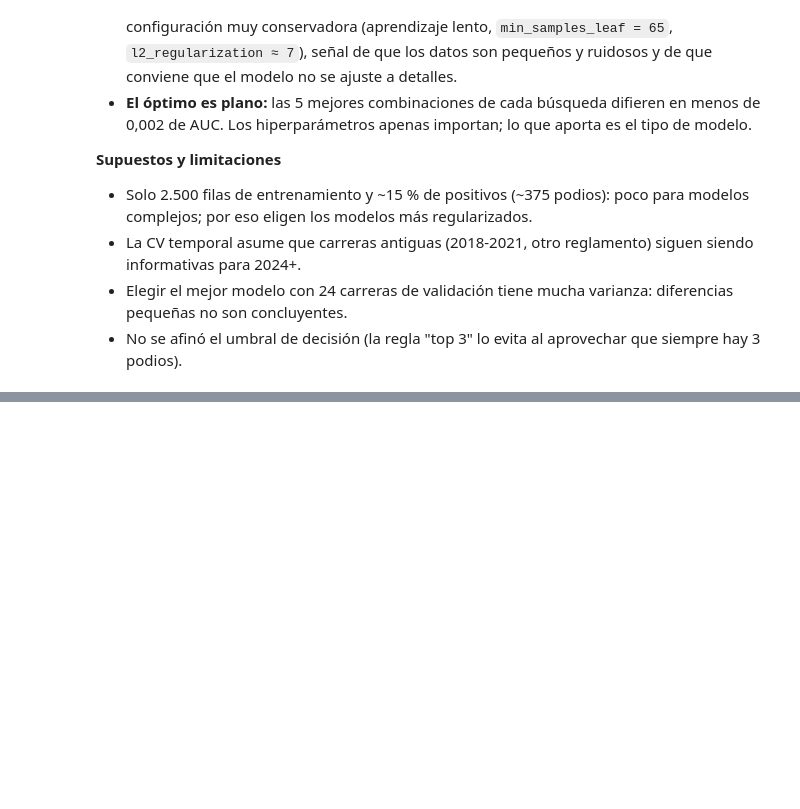
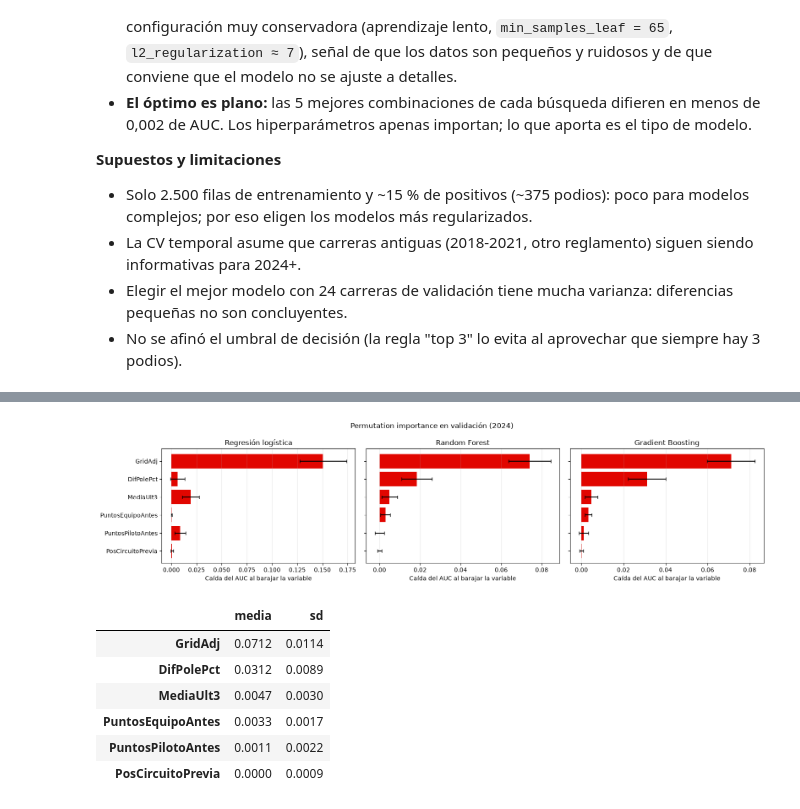
Before and after one commit to wewesito/f1-strategy-analytics, a Jupyter notebook: notebooks/04_prediccion.ipynb, the cells around one changed output, grey strips where cells are left out. Cells and saved outputs as stored; diff of their text form; code cells hidden in the pictures; blank space fills up the shorter version.

Commit message:
Día 25: permutation importance y análisis de errores
Co-Authored-By: Claude Sonnet 5.5 <noreply@anthropic.com>

```diff
--- a/notebooks/04_prediccion.ipynb
+++ b/notebooks/04_prediccion.ipynb
@@ -664,0 +685,31 @@ plt.show()
+# %%
+from sklearn.inspection import permutation_importance
+
+modelos_imp = {'Regresión logística': logit, 'Random Forest': rf, 'Gradient Boosting': hgb}
+importancias = {}
+for nombre, m in modelos_imp.items():
+    r = permutation_importance(m, X_val, y_val, scoring='roc_auc', n_repeats=30, random_state=md.SEMILLA)
+    importancias[nombre] = pd.DataFrame({'media': r.importances_mean, 'sd': r.importances_std}, index=ft.FEATURES)
+
+imp_hgb = importancias['Gradient Boosting'].sort_values('media', ascending=False)
+
+fig, axes = plt.subplots(1, 3, figsize=(16, 4), sharey=True)
+orden = imp_hgb.index[::-1]
+for ax, (nombre, imp) in zip(axes, importancias.items()):
+    ax.barh(orden, imp.loc[orden, 'media'], xerr=imp.loc[orden, 'sd'], color='#E10600', capsize=3)
+    ax.set_title(nombre)
+    ax.set_xlabel('Caída del AUC al barajar la variable')
+    ax.grid(alpha=0.3, axis='x')
+plt.suptitle('Permutation importance en validación (2024)')
+plt.tight_layout()
+plt.show()
+imp_hgb.round(4)
+# %% [output]
+[figure, added]
+|  | media | sd |
+| GridAdj | 0.0712 | 0.0114 |
+| DifPolePct | 0.0312 | 0.0089 |
+| MediaUlt3 | 0.0047 | 0.0030 |
+| PuntosEquipoAntes | 0.0033 | 0.0017 |
+| PuntosPilotoAntes | 0.0011 | 0.0022 |
+| PosCircuitoPrevia | 0.0000 | 0.0009 |
```
Also changed, not shown: parts of 11 cells of this notebook, 1 other file.
